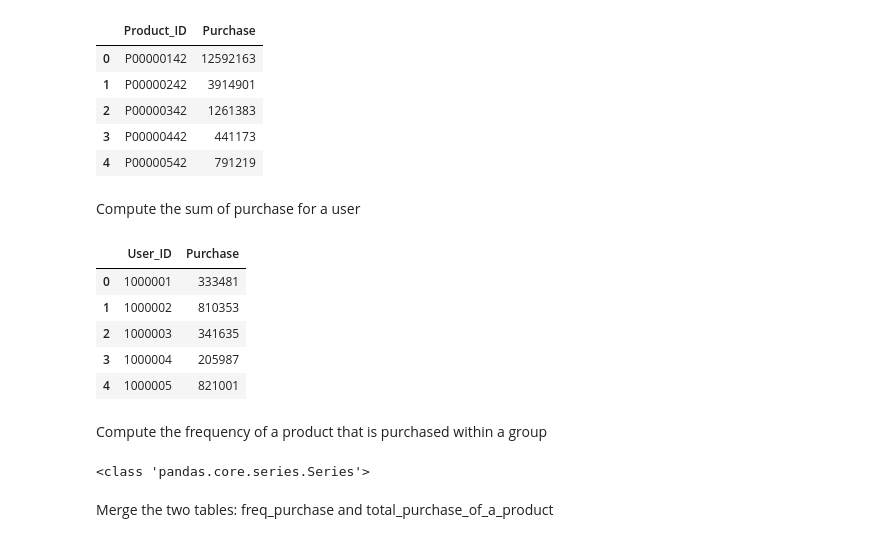
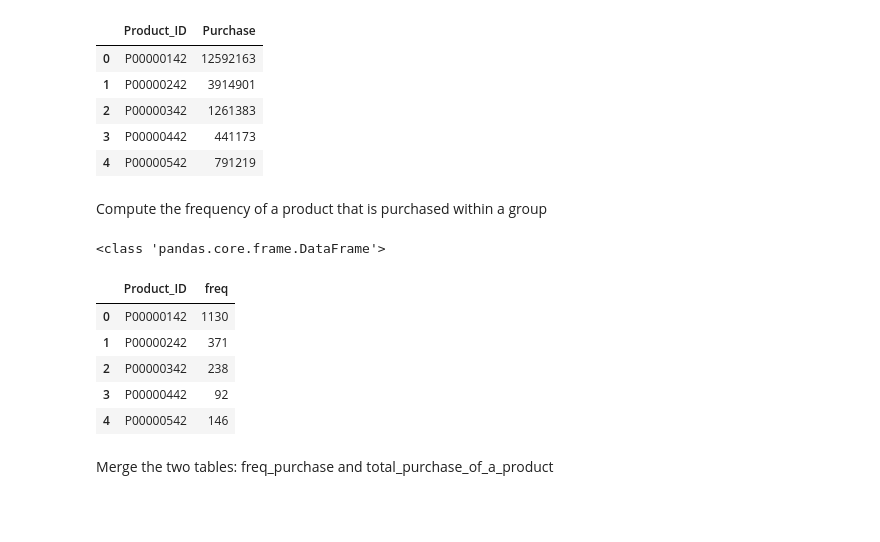
Before and after one commit to mtruon11/Black-Friday-Analysis, a Jupyter notebook: Black-Friday-Analysis.ipynb, the cells around one changed output. Drawn from its saved outputs; the diff is of its cells as text; code cells hidden in the pictures; blank space fills up the shorter version.

```diff
--- a/Black-Friday-Analysis.ipynb
+++ b/Black-Friday-Analysis.ipynb
@@ -173,25 +184,22 @@ total_purchase_of_a_product.head()
 | 2 | P00000342 | 1261383 |
 | 3 | P00000442 | 441173 |
 | 4 | P00000542 | 791219 |
-# %% [markdown]
-Compute the sum of purchase for a user
-# %%
-total_purchase_of_an_user = blackfriday.groupby('User_ID').agg({'Purchase': np.sum})
-total_purchase_of_an_user.reset_index(inplace=True)
-total_purchase_of_an_user.head()
-# %% [output]
-|  | User_ID | Purchase |
-| 0 | 1000001 | 333481 |
-| 1 | 1000002 | 810353 |
-| 2 | 1000003 | 341635 |
-| 3 | 1000004 | 205987 |
-| 4 | 1000005 | 821001 |
 # %% [markdown]
 Compute the frequency of a product that is purchased within a group
 # %%
-freq_purchase =  blackfriday.groupby(['Product_ID']).Product_ID.count()
+freq_purchase =  blackfriday.groupby(['Product_ID']).Product_ID.count().to_frame()
 print(type(freq_purchase))
+freq_purchase['freq'] = freq_purchase.Product_ID
+freq_purchase = freq_purchase.drop(columns=['Product_ID'], axis=1)
+freq_purchase.reset_index(level=0, inplace=True)
+freq_purchase.head()
 # %% [output]
-<class 'pandas.core.series.Series'>
+<class 'pandas.core.frame.DataFrame'>
+|  | Product_ID | freq |
+| 0 | P00000142 | 1130 |
+| 1 | P00000242 | 371 |
+| 2 | P00000342 | 238 |
+| 3 | P00000442 | 92 |
+| 4 | P00000542 | 146 |
 # %% [markdown]
 Merge the two tables: freq_purchase and total_purchase_of_a_product
```
Also changed, not shown: parts of 4 cells of this notebook.
